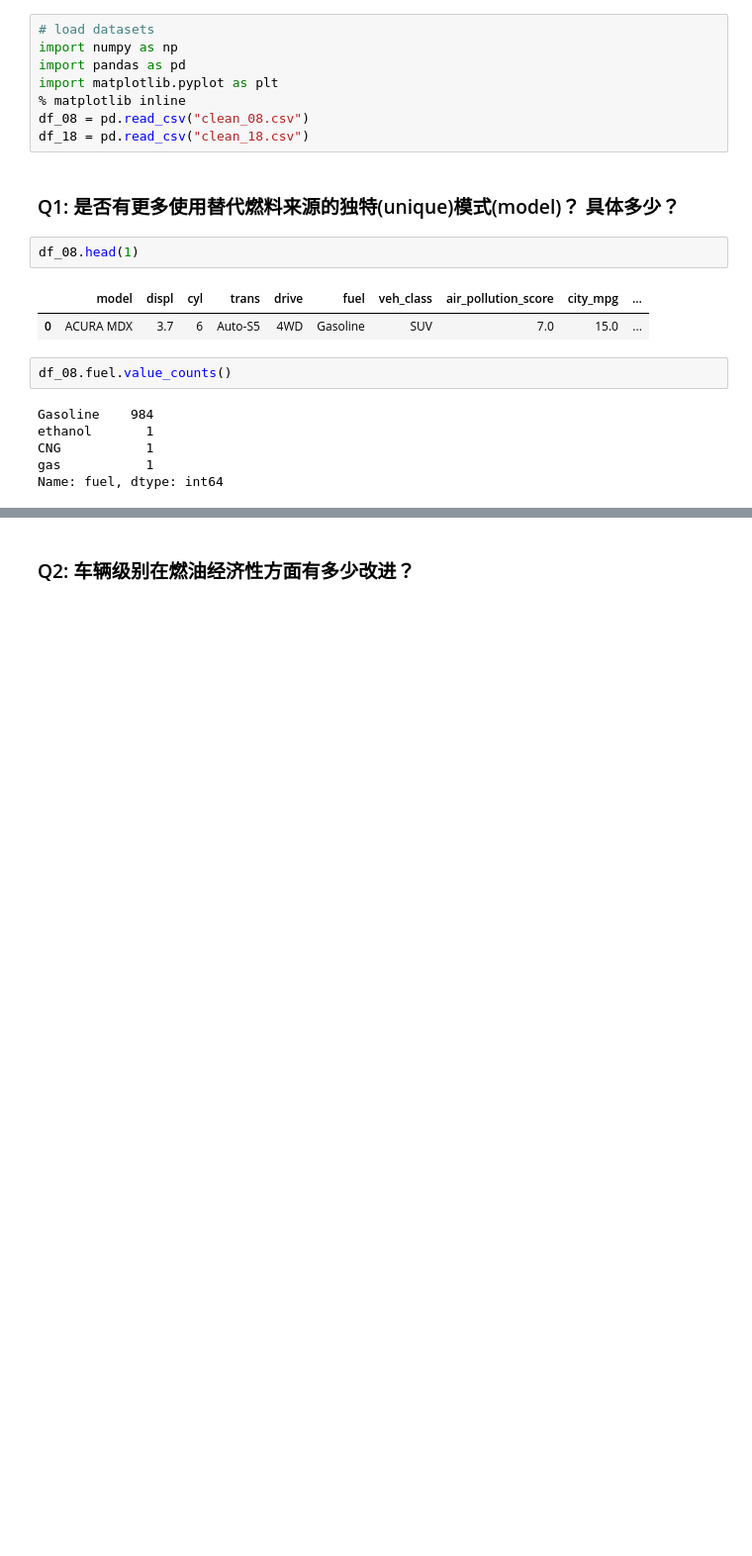
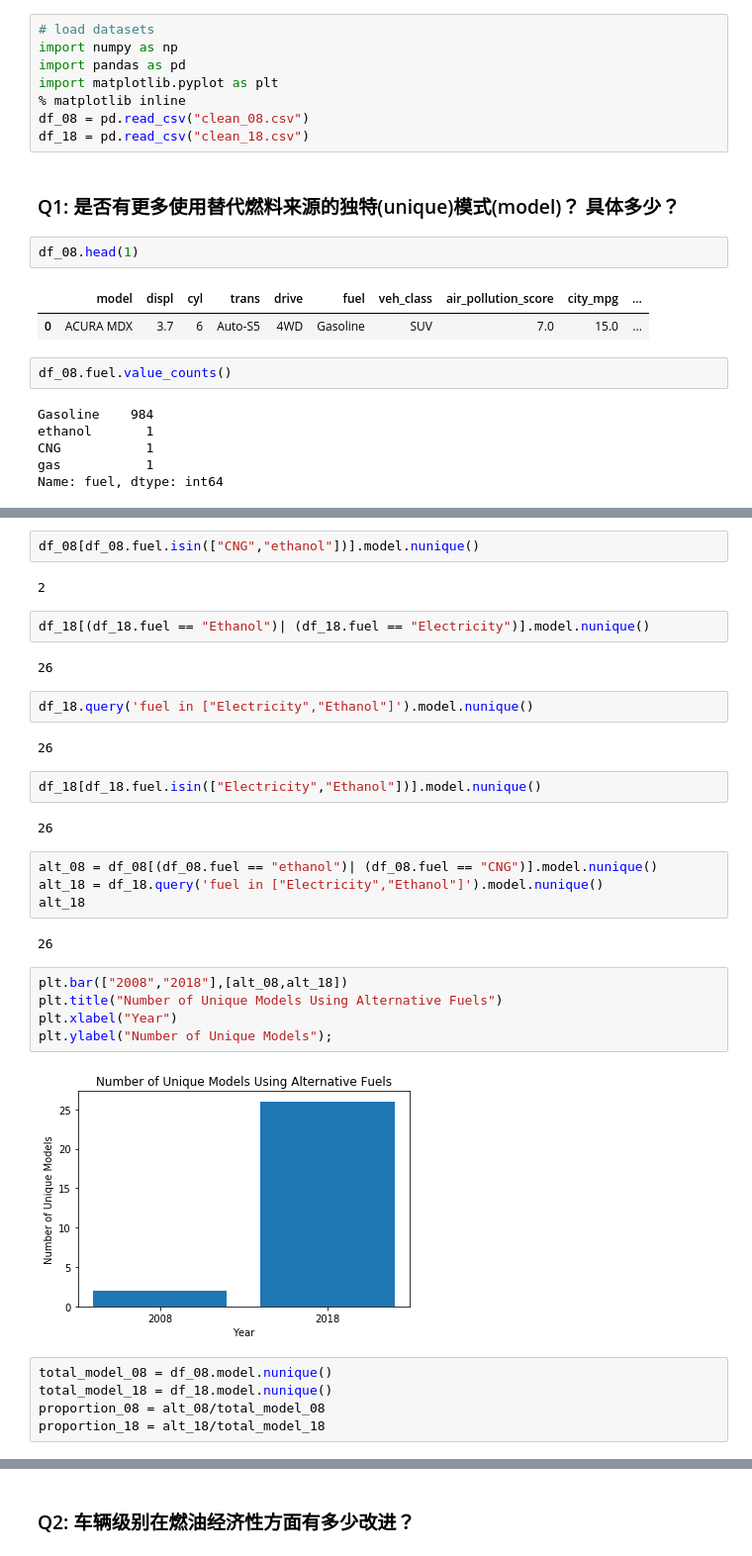
Before and after one commit to arctice2018/HB_Public, a Jupyter notebook: fule_ economy/drawing_conclusions-zh.ipynb, the cells around one changed output, grey strips where cells are left out. Shown at 99% size. Drawn from its saved outputs; the diff is of its cells as text; blank space fills up the shorter version.

```diff
--- a/fule_ economy/drawing_conclusions-zh.ipynb
+++ b/fule_ economy/drawing_conclusions-zh.ipynb
@@ -39,0 +48,34 @@ ValueError: The truth value of a Series is ambiguous. Use a.empty, a.bool(), a.i
+# %%
+df_08[df_08.fuel.isin(["CNG","ethanol"])].model.nunique()
+# %% [output]
+2
+# %%
+df_18[(df_18.fuel == "Ethanol")| (df_18.fuel == "Electricity")].model.nunique()
+# %% [output]
+26
+# %%
+df_18.query('fuel in ["Electricity","Ethanol"]').model.nunique()
+# %% [output]
+26
+# %%
+df_18[df_18.fuel.isin(["Electricity","Ethanol"])].model.nunique()
+# %% [output]
+26
+# %%
+alt_08 = df_08[(df_08.fuel == "ethanol")| (df_08.fuel == "CNG")].model.nunique()
+alt_18 = df_18.query('fuel in ["Electricity","Ethanol"]').model.nunique()
+alt_18
+# %% [output]
+26
+# %%
+plt.bar(["2008","2018"],[alt_08,alt_18])
+plt.title("Number of Unique Models Using Alternative Fuels")
+plt.xlabel("Year")
+plt.ylabel("Number of Unique Models");
+# %% [output]
+[figure, added]
+# %%
+total_model_08 = df_08.model.nunique()
+total_model_18 = df_18.model.nunique()
+proportion_08 = alt_08/total_model_08
+proportion_18 = alt_18/total_model_18
```
Also changed, not shown: parts of 15 cells of this notebook.
